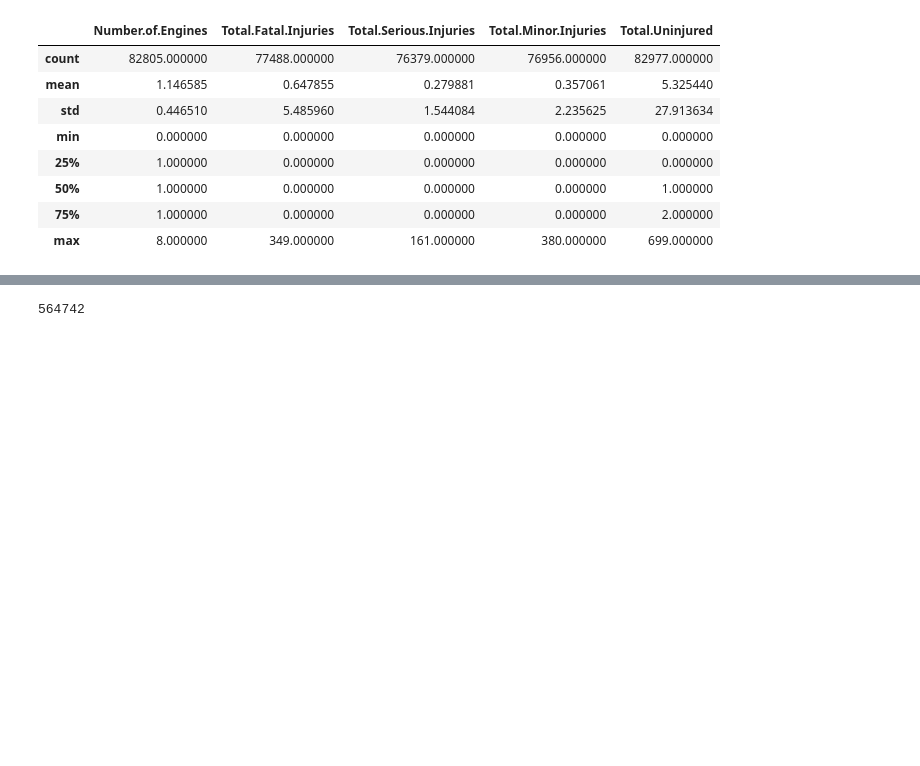
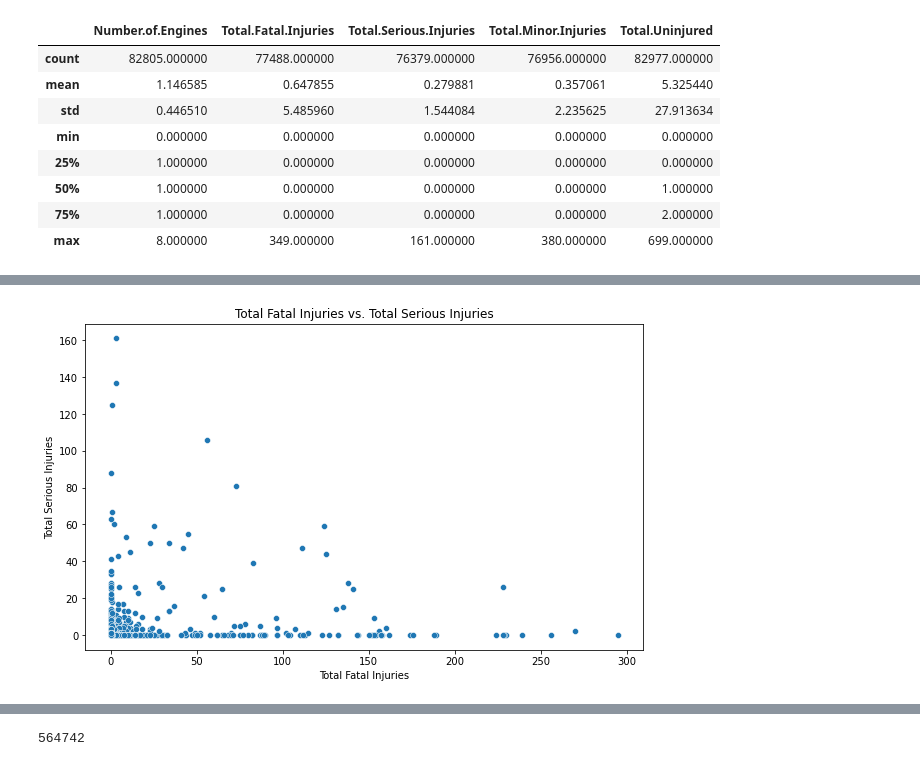
Before and after one commit to Liliankaburo/dsc-phase-1-project-v3, a Jupyter notebook: student.ipynb, the cells around one changed output, grey strips where cells are left out. Cells and saved outputs as stored; diff of their text form; code cells hidden in the pictures; blank space fills up the shorter version.

```diff
--- a/student.ipynb
+++ b/student.ipynb
@@ -128,0 +184,12 @@ Aviation_df.describe()
+# %%
+#Scatterplot to show the relationship between two  numerical variables
+
+# Scatter plot for Total.Fatal.Injuries vs. Total.Serious.Injuries
+plt.figure(figsize=(10, 6))
+sns.scatterplot(x='Total.Fatal.Injuries', y='Total.Serious.Injuries', data=Aviation_df)
+plt.title('Total Fatal Injuries vs. Total Serious Injuries')
+plt.xlabel('Total Fatal Injuries')
+plt.ylabel('Total Serious Injuries')
+plt.show()
+# %% [output]
+[figure, added]
```
Also changed, not shown: parts of 17 cells of this notebook, 4 other files.
